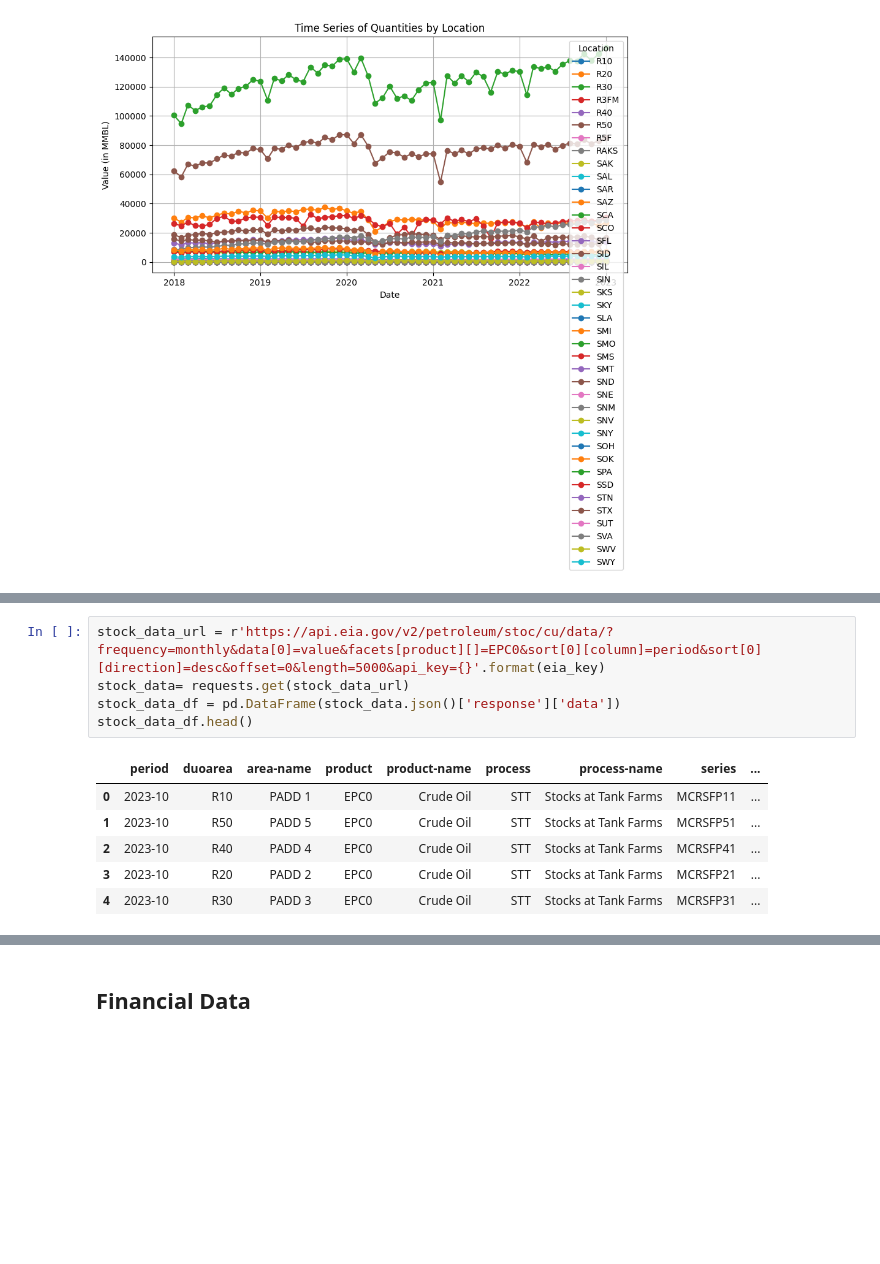
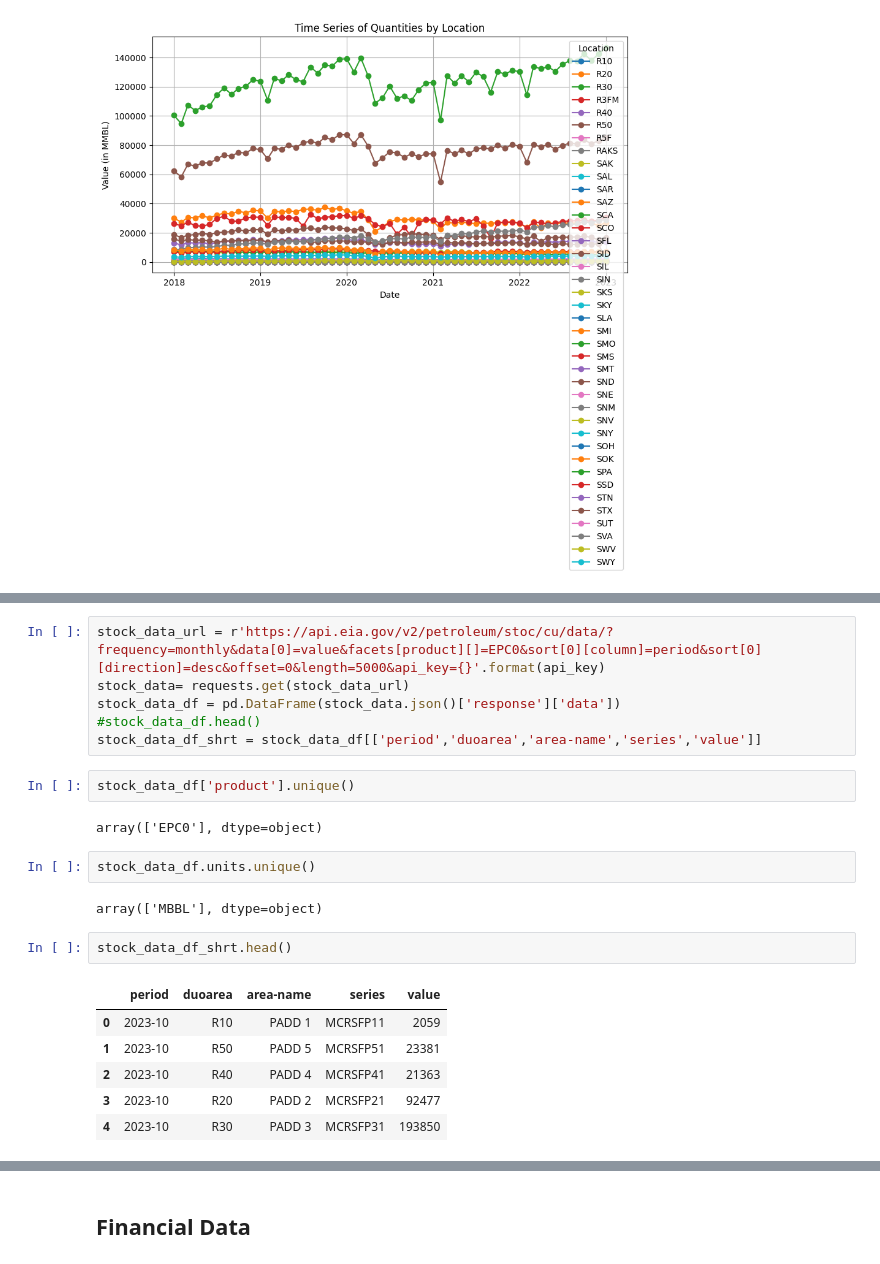
Before and after one commit to pankajti/qtw, a Jupyter notebook: Risk_GWP1.ipynb, the cells around one changed output, grey strips where cells are left out. Saved outputs shown, nothing was run; the diff lists cells and outputs as text; blank space fills up the shorter version.

```diff
--- a/Risk_GWP1.ipynb
+++ b/Risk_GWP1.ipynb
@@ -176,12 +270,23 @@ plt.show()
 # %%
-stock_data_url = r'https://api.eia.gov/v2/petroleum/stoc/cu/data/?frequency=monthly&data[0]=value&facets[product][]=EPC0&sort[0][column]=period&sort[0][direction]=desc&offset=0&length=5000&api_key={}'.format(eia_key)
+stock_data_url = r'https://api.eia.gov/v2/petroleum/stoc/cu/data/?frequency=monthly&data[0]=value&facets[product][]=EPC0&sort[0][column]=period&sort[0][direction]=desc&offset=0&length=5000&api_key={}'.format(api_key)
 stock_data= requests.get(stock_data_url)
 stock_data_df = pd.DataFrame(stock_data.json()['response']['data'])
-stock_data_df.head()
+#stock_data_df.head()
+stock_data_df_shrt = stock_data_df[['period','duoarea','area-name','series','value']]
-# %% [output]
-|  | period | duoarea | area-name | product | product-name | process | process-name | series | ... |
-| 0 | 2023-10 | R10 | PADD 1 | EPC0 | Crude Oil | STT | Stocks at Tank Farms | MCRSFP11 | ... |
-| 1 | 2023-10 | R50 | PADD 5 | EPC0 | Crude Oil | STT | Stocks at Tank Farms | MCRSFP51 | ... |
-| 2 | 2023-10 | R40 | PADD 4 | EPC0 | Crude Oil | STT | Stocks at Tank Farms | MCRSFP41 | ... |
-| 3 | 2023-10 | R20 | PADD 2 | EPC0 | Crude Oil | STT | Stocks at Tank Farms | MCRSFP21 | ... |
-| 4 | 2023-10 | R30 | PADD 3 | EPC0 | Crude Oil | STT | Stocks at Tank Farms | MCRSFP31 | ... |
+# %%
+stock_data_df['product'].unique()
+# %% [output]
+array(['EPC0'], dtype=object)
+# %%
+stock_data_df.units.unique()
+# %% [output]
+array(['MBBL'], dtype=object)
+# %%
+stock_data_df_shrt.head()
+# %% [output]
+|  | period | duoarea | area-name | series | value |
+| 0 | 2023-10 | R10 | PADD 1 | MCRSFP11 | 2059 |
+| 1 | 2023-10 | R50 | PADD 5 | MCRSFP51 | 23381 |
+| 2 | 2023-10 | R40 | PADD 4 | MCRSFP41 | 21363 |
+| 3 | 2023-10 | R20 | PADD 2 | MCRSFP21 | 92477 |
+| 4 | 2023-10 | R30 | PADD 3 | MCRSFP31 | 193850 |
```
Also changed, not shown: parts of 15 cells of this notebook.
